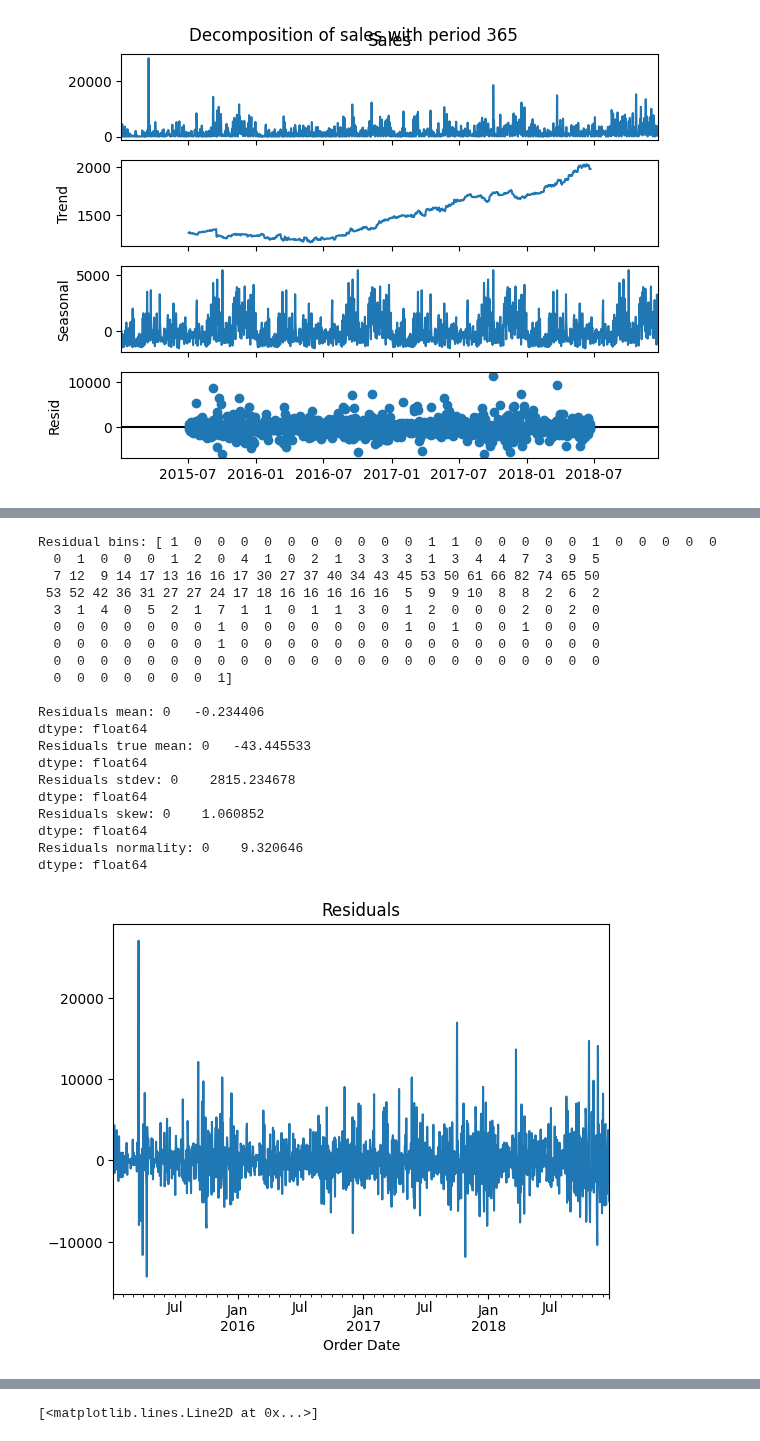
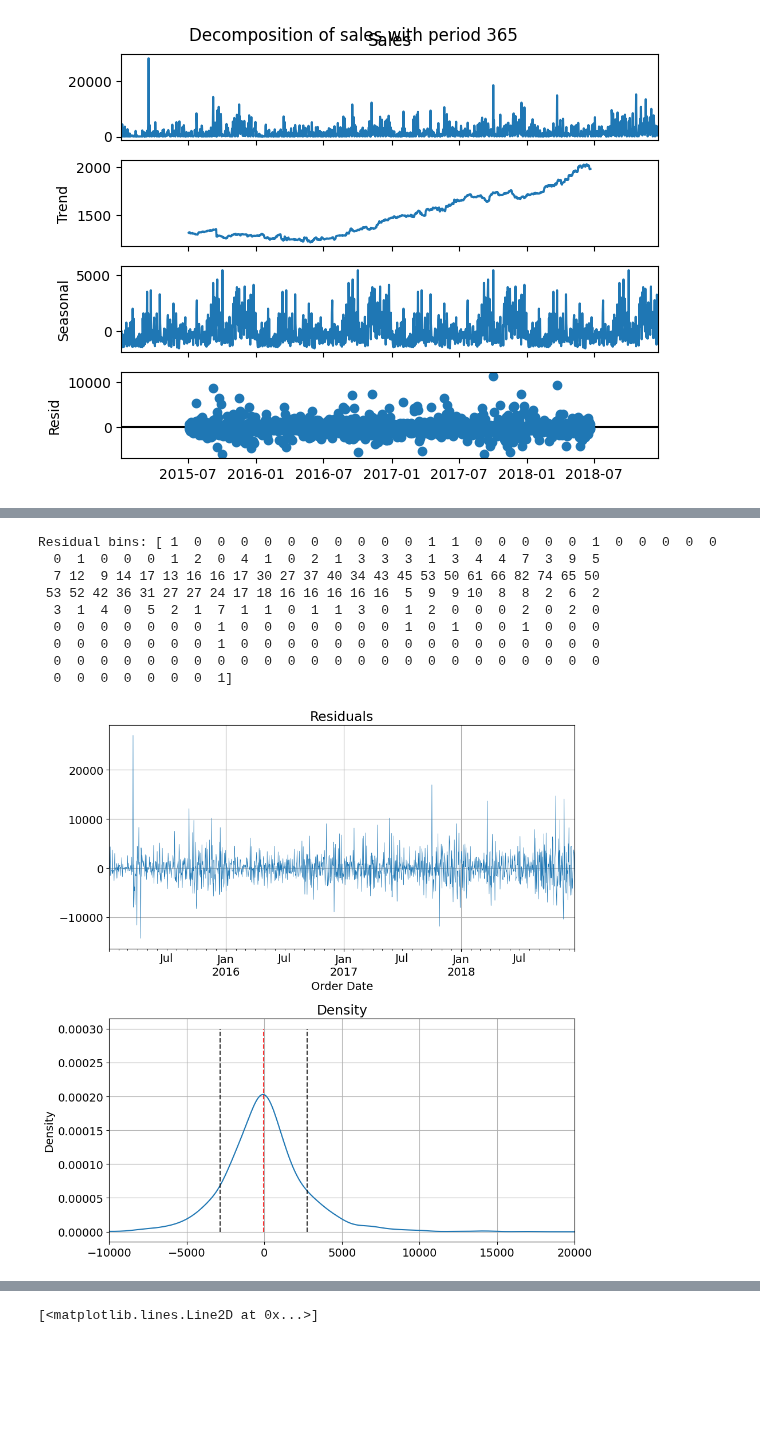
Before and after one commit to MrIsCM/DataProjects, a Jupyter notebook: P1_Sales_DA/predictions.ipynb, the cells around one changed output, grey strips where cells are left out. Cells and saved outputs as stored; diff of their text form; code cells hidden in the pictures; blank space fills up the shorter version.

```diff
--- a/P1_Sales_DA/predictions.ipynb
+++ b/P1_Sales_DA/predictions.ipynb
@@ -159,58 +160,70 @@ Covariance Type:                              opg
 Warnings:
 [1] Covariance matrix calculated using the outer product of gradients (complex-step).
 # %%
+plt.rcParams.update({'font.size': 14})
+
 residuals = pd.DataFrame(sarimax_fit.resid)
 
 # Define the number of bins
 num_bins = 200
 
 # Calculate the histogram of residuals
 residuals_bins, bin_edges = np.histogram(residuals, bins=num_bins)
 
 # Print the histogram bins
 print(f"Residual bins: {residuals_bins}\n")
 max_bin_index = np.argmax(residuals_bins)
 max_bin_edges = bin_edges[max_bin_index:max_bin_index+2]
 
-# Plots
-residuals.plot(legend=False, title='Residuals')
+# # Plots
+# residuals.plot(style='-', linewidth=0.5, legend=False, title='Residuals')
+# plt.grid(True)
 
-residuals.plot(kind='density', title='Density', legend=False)
+# residuals.plot(kind='density', title='Density', legend=False)
+# plt.grid(True)
 
 
-plt.xlim(-10000, 20000)
-plt.vlines(residuals.mean()+max_bin_edges[1], 0, 0.0003, colors='red', linestyles='dashed', alpha=0.8, label='Mean')
-plt.vlines(residuals.std()+max_bin_edges[1], 0, 0.0003, colors='black', linestyles='dashed', alpha=0.8, label='+Stdev')
-plt.vlines(-residuals.std()+max_bin_edges[1], 0, 0.0003, colors='black', linestyles='dashed', alpha=0.8, label='-Stdev')
+# plt.xlim(-10000, 20000)
+# plt.vlines(residuals.mean()+max_bin_edges[1], 0, 0.0003, colors=['red'], linestyles='dashed', alpha=0.8, label='Mean')
+# plt.vlines(residuals.std()+max_bin_edges[1], 0, 0.0003, colors=['black'], linestyles='dashed', alpha=0.8, label='+Stdev')
+# plt.vlines(-residuals.std()+max_bin_edges[1], 0, 0.0003, colors=['black'], linestyles='dashed', alpha=0.8, label='-Stdev')
 
-plt.legend()
+# # plt.legend()
 
 
-# Print the residuals statistics
-print(f"Residuals mean: {residuals.mean()}")
-print(f"Residuals true mean: {residuals.mean()+max_bin_edges[1]}")
-print(f"Residuals stdev: {residuals.std()}")
-print(f"Residuals skew: {residuals.skew()}")
-print(f"Residuals normality: {residuals.kurtosis()}")
+fig, axes = plt.subplots(2, 1, figsize=(10, 10))
+
+# Plot residuals
+residuals.plot(style='-', linewidth=0.5, legend=False, title='Residuals', ax=axes[0])
+axes[0].grid(True)
+
+# Plot density
+residuals.plot(kind='density', title='Density', legend=False, ax=axes[1])
+axes[1].grid(True)
+
+# Add vertical lines to the density plot
+axes[1].set_xlim(-10000, 20000)
+axes[1].vlines(residuals.mean() + max_bin_edges[1], 0, 0.0003, colors='red', linestyles='dashed', alpha=0.8, label='Mean')
+axes[1].vlines(residuals.std() + max_bin_edges[1], 0, 0.0003, colors='black', linestyles='dashed', alpha=0.8, label='+Stdev')
+axes[1].vlines(-residuals.std() + max_bin_edges[1], 0, 0.0003, colors='black', linestyles='dashed', alpha=0.8, label='-Stdev')
+
+plt.tight_layout()
+plt.show()
+
+# # Print the residuals statistics
+# print(f"Residuals mean: {residuals.mean()}")
+# print(f"Residuals true mean: {residuals.mean()+max_bin_edges[1]}")
+# print(f"Residuals stdev: {residuals.std()}")
+# print(f"Residuals skew: {residuals.skew()}")
+# print(f"Residuals normality: {residuals.kurtosis()}")
 # %% [output]
 Residual bins: [ 1  0  0  0  0  0  0  0  0  0  0  1  1  0  0  0  0  0  1  0  0  0  0  0
   0  1  0  0  0  1  2  0  4  1  0  2  1  3  3  3  1  3  4  4  7  3  9  5
   7 12  9 14 17 13 16 16 17 30 27 37 40 34 43 45 53 50 61 66 82 74 65 50
  53 52 42 36 31 27 27 24 17 18 16 16 16 16 16  5  9  9 10  8  8  2  6  2
   3  1  4  0  5  2  1  7  1  1  0  1  1  3  0  1  2  0  0  0  2  0  2  0
   0  0  0  0  0  0  0  1  0  0  0  0  0  0  0  1  0  1  0  0  1  0  0  0
   0  0  0  0  0  0  0  1  0  0  0  0  0  0  0  0  0  0  0  0  0  0  0  0
   0  0  0  0  0  0  0  0  0  0  0  0  0  0  0  0  0  0  0  0  0  0  0  0
   0  0  0  0  0  0  0  1]
-
-Residuals mean: 0   -0.234406
-dtype: float64
-Residuals true mean: 0   -43.445533
-dtype: float64
-Residuals stdev: 0    2815.234678
-dtype: float64
-Residuals skew: 0    1.060852
-dtype: float64
-Residuals normality: 0    9.320646
-dtype: float64
-[figure, old version]
+[figure, new version]
```
Also changed, not shown: parts of 2 cells of this notebook, 1 other file.
